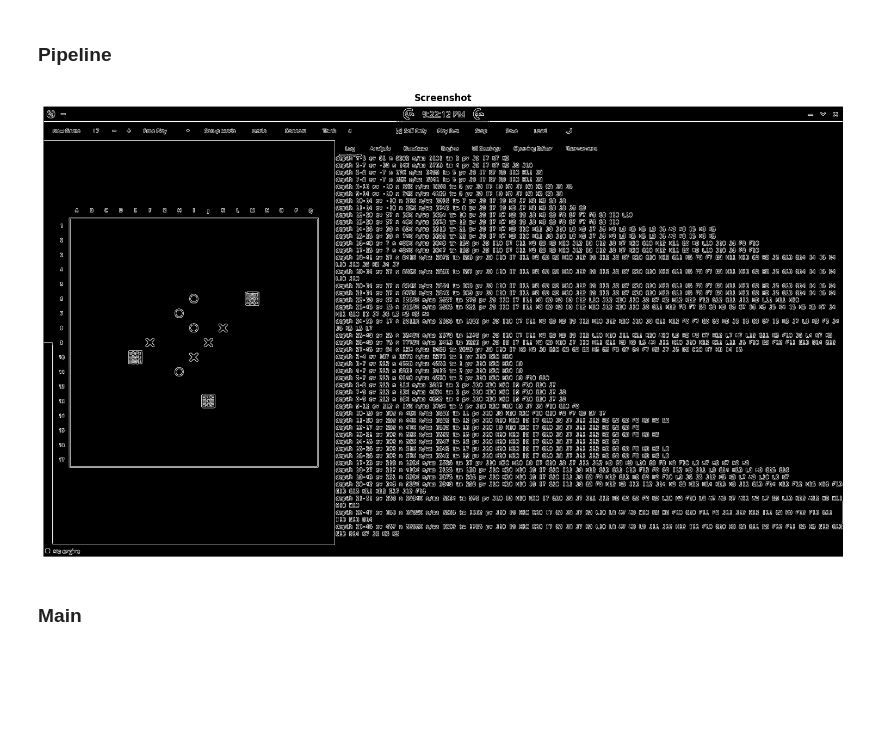
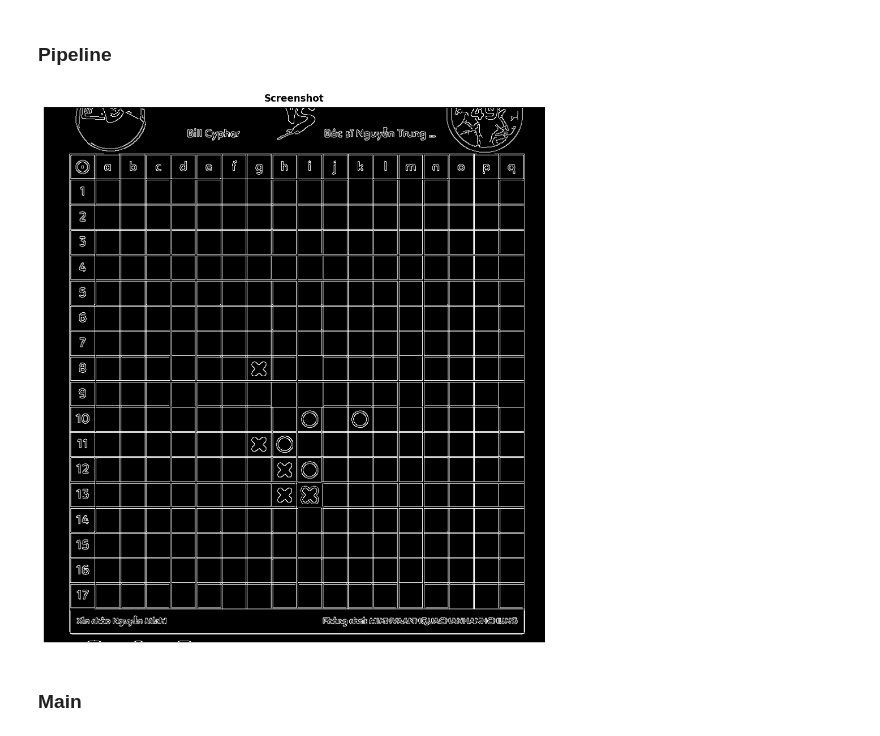
Before and after one commit to nguyencongminh090/caro-board-detector, a Jupyter notebook: notebooks/test3.ipynb, the cells around one changed output. Saved outputs shown, nothing was run; the diff lists cells and outputs as text; code cells hidden in the pictures; blank space fills up the shorter version.

```diff
--- a/notebooks/test3.ipynb
+++ b/notebooks/test3.ipynb
@@ -120,16 +120,16 @@ def hysteresis(nms, low, high):
 # %% [markdown]
 ### Pipeline
 # %%
-img = cv2.imread('screenshot.png')
+img = cv2.imread(r'/run/media/ngmint/Data/Programming/Programming/Python/Personal/OpenCV/Zcaro/image/20260610-004644.png')
 assert img is not None, 'Could not load image'
 
 img = cv2.cvtColor(img, cv2.COLOR_RGB2GRAY)
 gx, gy = sobel_grad(clean_edges(img, 1.0))
 nms = non_max_suppression(*grad_mag_orient(gx, gy))
 hys = hysteresis(nms, 40, 80)
 
 show_images(hys, 'Screenshot')
 # %% [output]
-[figure, old version]
+[figure, new version]
 # %% [markdown]
 ### Main
```
Also changed, not shown: 10 other files.
